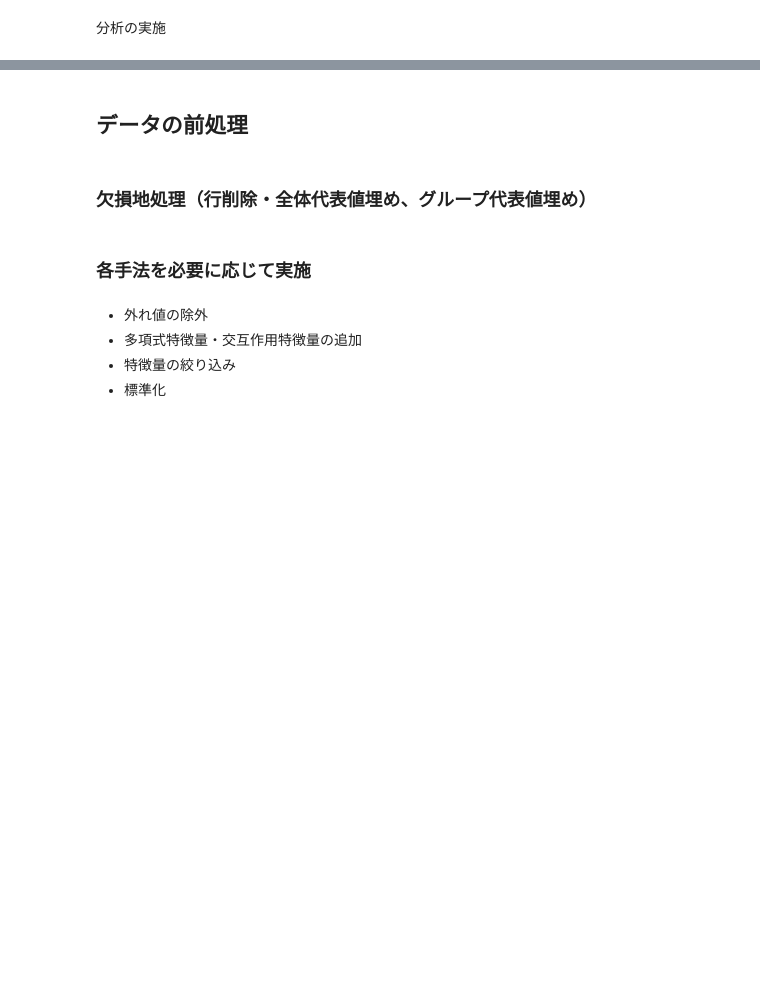
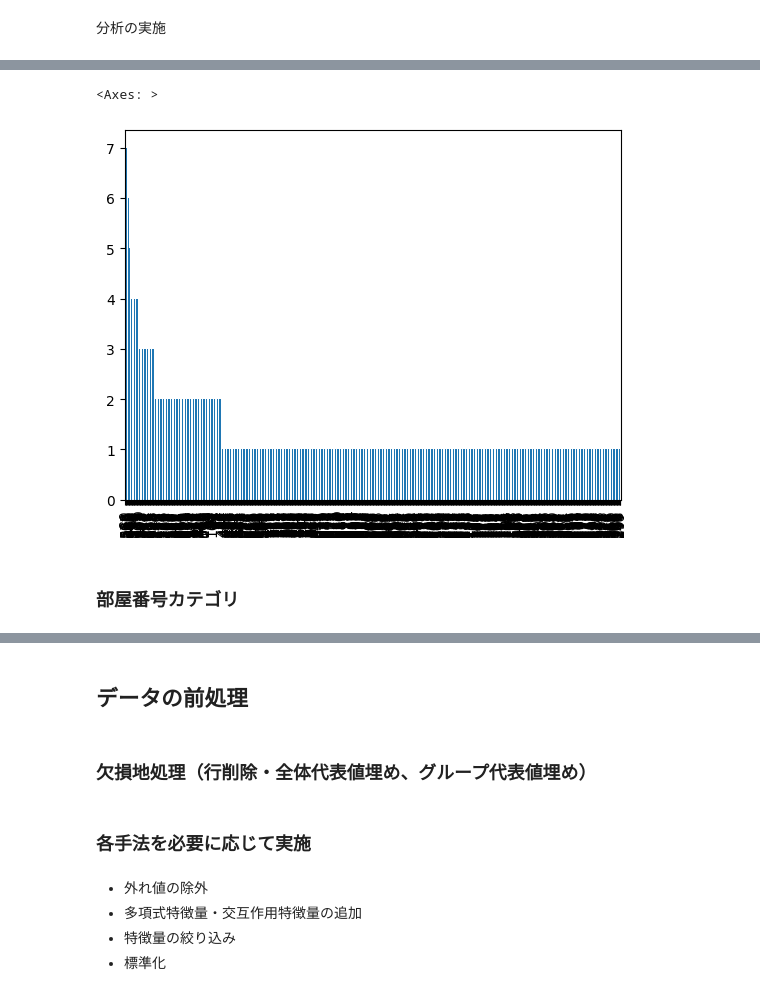
Before and after one commit to k2works/pragmatic-programing-exercise-2023, a Jupyter notebook: src/api/notebooks/chap07.ipynb, the cells around one changed output, grey strips where cells are left out. Saved outputs shown, nothing was run; the diff lists cells and outputs as text; code cells hidden in the pictures; blank space fills up the shorter version.

```diff
--- a/src/api/notebooks/chap07.ipynb
+++ b/src/api/notebooks/chap07.ipynb
@@ -15,0 +166,10 @@ path = os.path.dirname(os.path.abspath(__file__))
+# %%
+categorical_cols = ['Ticket']
+df_conv = convert_categoricals(df, categorical_cols)
+conv_species = CategoricalData(df_conv, 'Ticket')
+conv_species.plot()
+# %% [output]
+<Axes: >
+[figure, added]
+# %% [markdown]
+ ### 部屋番号カテゴリ
```
Also changed, not shown: parts of 39 cells of this notebook, 14 other files.
